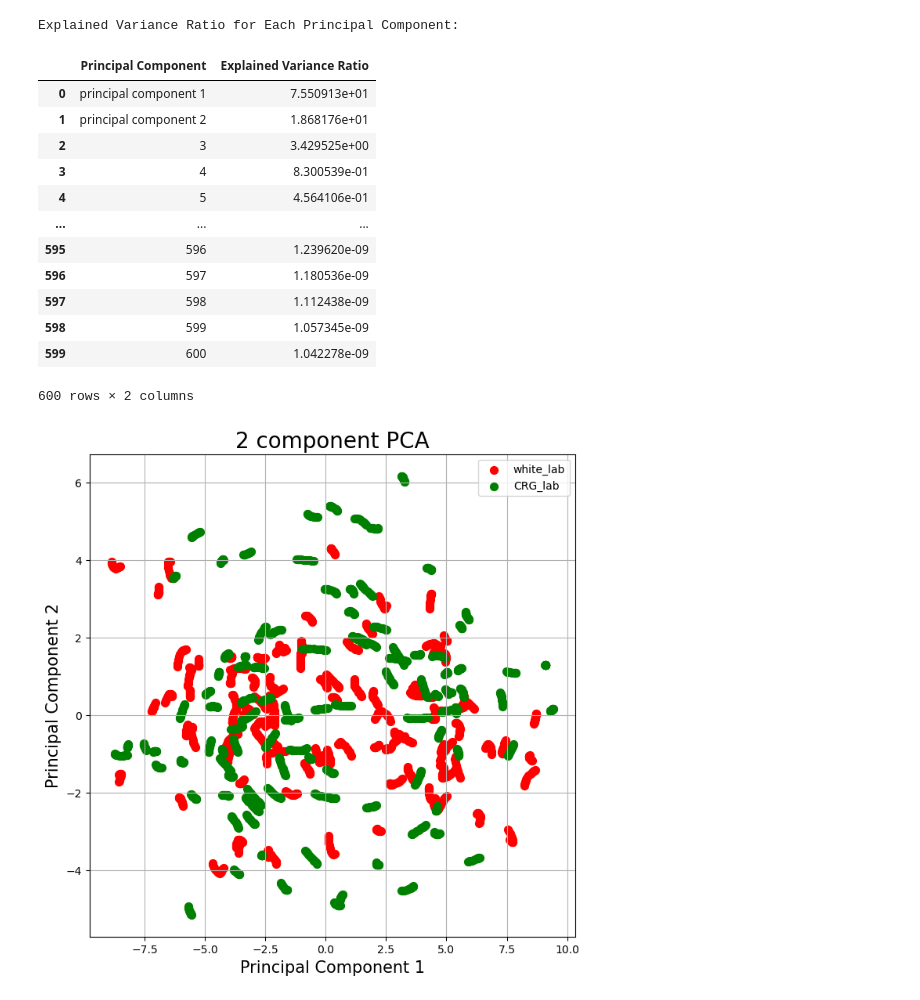
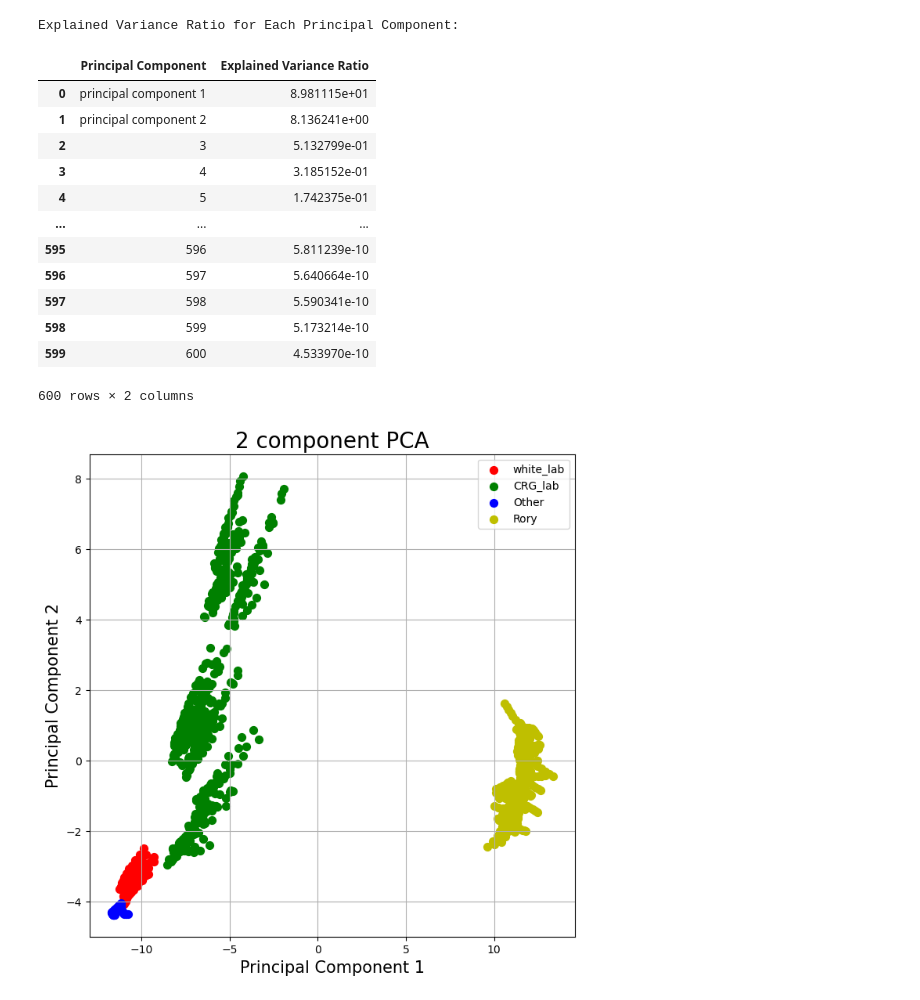
Before and after one commit to Reido19/CommSense---Masters, a Jupyter notebook: Machine_Learning/PCA_Live.ipynb, the cells around one changed output. Cells and saved outputs as stored; diff of their text form; code cells hidden in the pictures.

```diff
--- a/Machine_Learning/PCA_Live.ipynb
+++ b/Machine_Learning/PCA_Live.ipynb
@@ -28,7 +28,7 @@ from sklearn import svm
 from sklearn import metrics
 from sklearn.metrics import confusion_matrix
 # %%
-folder_path = "/home/torps/CommSense/Active/Data/Location_Test_Data/"
+folder_path = "/home/torps/CommSense/Datadump/Random_Testing/7/Bin/"
 complete_data, original_data = Binary_reader.get_pandas_dataFrame(folder_path)
 complete_data
 # %% [output]
@@ -79,7 +79,10 @@ def norm(x):
     #     return df
 # %%
 
-norm_data = norm(complete_data)
+# norm_data = norm(complete_data)
+norm_data = complete_data
+# norm_data = norm_data.sample(frac=1)
+
 norm_abs_data = norm_data.map(np.abs)
 # norm_abs_data = norm_data
 
@@ -87,17 +90,25 @@ norm_abs_data = norm_data.map(np.abs)
 # Separating out the target
 y = norm_data.loc[:, ['Target']].values
 
-y_labels = np.where(y == 1.0, "white_lab", "CRG_lab")
+y_labels = np.where(y == 0, "white_lab", np.where(y==1, "CRG_lab", np.where(y==2, "Other", "Rory")))
+
+# if y== 0:
+#     y_labels = 'white_lab'
+# else:
+#     y_labels = 'CRG'
+
 
 lab = pd.DataFrame(y_labels,columns=['Target'])
-
+dataset_0 = norm_data[norm_data['Target'] == 0]
+dataset_1 = norm_data[norm_data['Target'] == 1]
+Targets = norm_data.pop('Target')
 # Generate feature names as strings from "0" to "599"
 features = list(range(600))
 
 # Separating out the features
-x = norm_data.iloc[:, features].values  # Extracting feature values
-
-norm_data.tail(10)
+# x = norm_data.iloc[:, features].values  # Extracting feature values
+x =norm_data
+norm_data
 # lab.head()
 # out = pd.DataFrame(x,columns=x.columns, index=x.index)
 # out.head()
@@ -153,0 +161,5 @@ sub_set
+# %%
+
+x = np.abs(x)
+testDF = pd.DataFrame(data=x)
+testDF
@@ -199,35 +231,37 @@ explained_variance_df
 # %% [output]
 Explained Variance Ratio for Each Principal Component:
 |  | Principal Component | Explained Variance Ratio |
-| 0 | principal component 1 | 7.550913e+01 |
-| 1 | principal component 2 | 1.868176e+01 |
-| 2 | 3 | 3.429525e+00 |
-| 3 | 4 | 8.300539e-01 |
-| 4 | 5 | 4.564106e-01 |
+| 0 | principal component 1 | 8.981115e+01 |
+| 1 | principal component 2 | 8.136241e+00 |
+| 2 | 3 | 5.132799e-01 |
+| 3 | 4 | 3.185152e-01 |
+| 4 | 5 | 1.742375e-01 |
 | ... | ... | ... |
-| 595 | 596 | 1.239620e-09 |
-| 596 | 597 | 1.180536e-09 |
-| 597 | 598 | 1.112438e-09 |
-| 598 | 599 | 1.057345e-09 |
-| 599 | 600 | 1.042278e-09 |
+| 595 | 596 | 5.811239e-10 |
+| 596 | 597 | 5.640664e-10 |
+| 597 | 598 | 5.590341e-10 |
+| 598 | 599 | 5.173214e-10 |
+| 599 | 600 | 4.533970e-10 |
 600 rows × 2 columns
 # %%
 fig = plt.figure(figsize = (8,8))
 ax = fig.add_subplot(1,1,1)
 ax.set_xlabel('Principal Component 1', fontsize = 15)
 ax.set_ylabel('Principal Component 2', fontsize = 15)
 ax.set_title('2 component PCA', fontsize = 20)
+# ax.set_ylim(-0.2,0.2)
 
-targets = ['white_lab', 'CRG_lab']
-colors = ['r', 'g']
+
+targets = ['white_lab', 'CRG_lab','Other','Rory']
+colors = ['r', 'g', 'b', 'y']
 for target, color in zip(targets,colors):
     indicesToKeep = finalDf['Target'] == target
     ax.scatter(finalDf.loc[indicesToKeep, 'principal component 1']
                , finalDf.loc[indicesToKeep, 'principal component 2']
                , c = color
                , s = 50)
 ax.legend(targets)
 ax.grid()
 # %% [output]
-[figure, old version]
+[figure, new version]
 # %%
```
Also changed, not shown: parts of 10 cells of this notebook, 1 other file.
